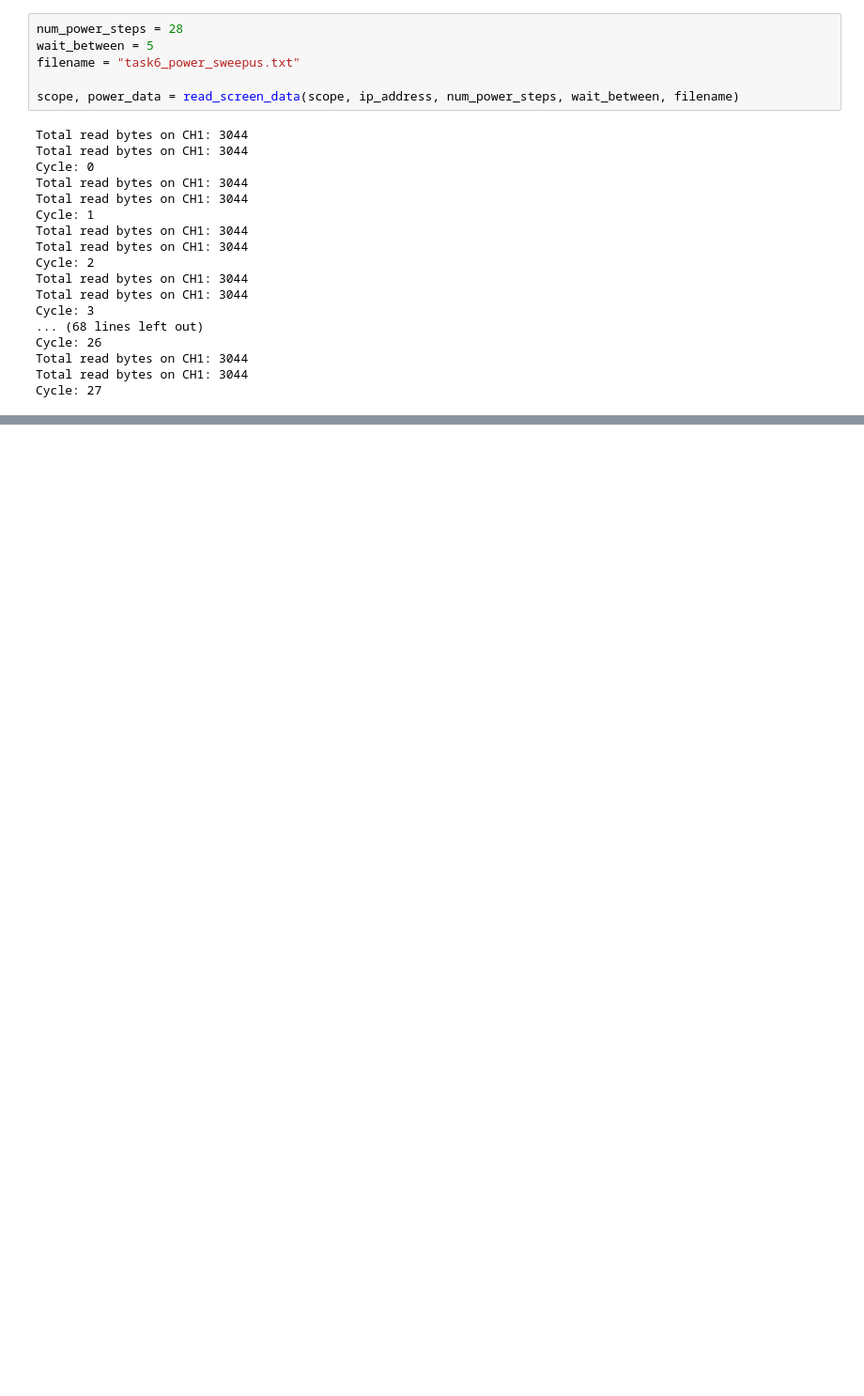
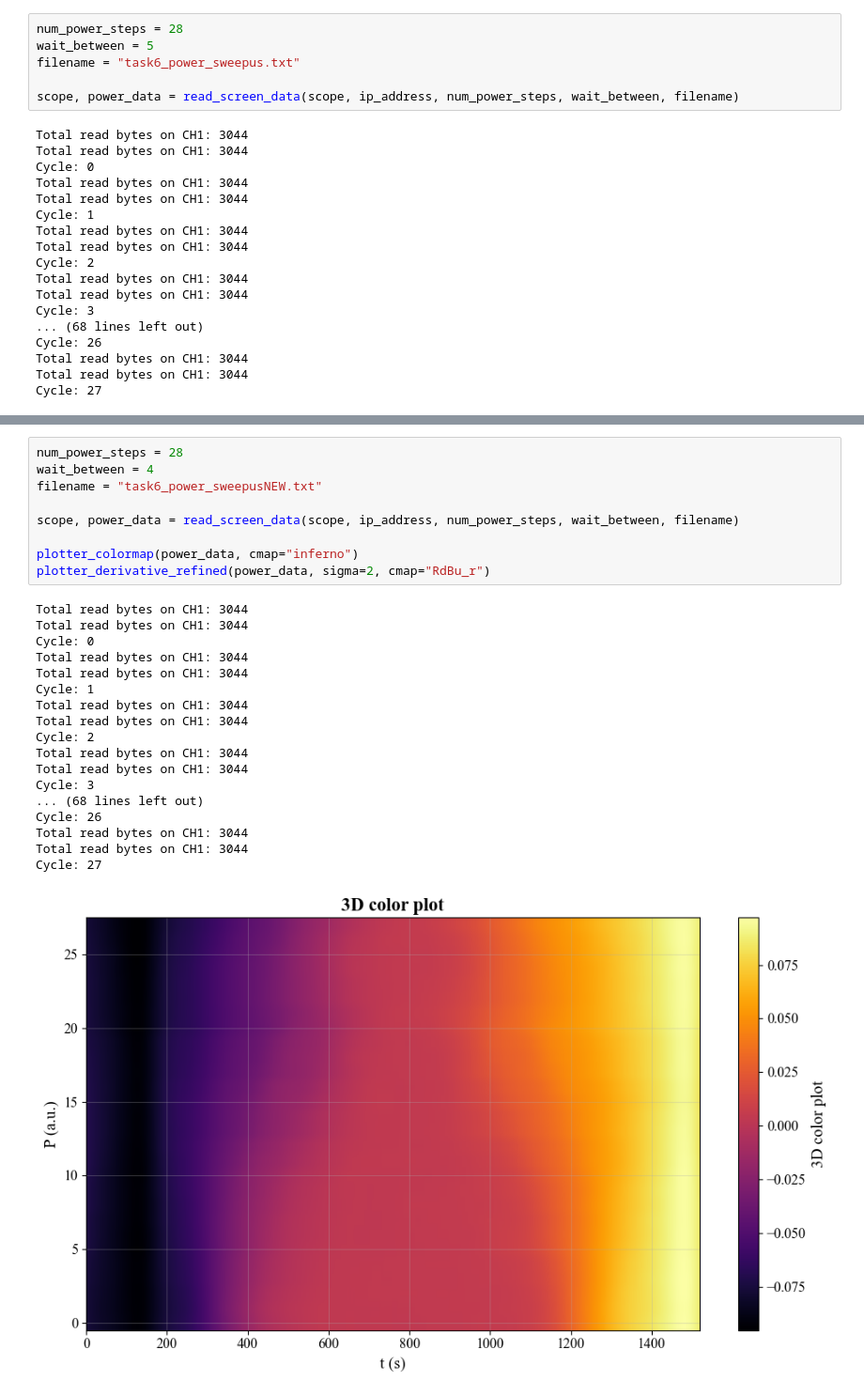
Before and after one commit to peti12352/physeng_lab_reports, a Jupyter notebook: courses/nano2/squid/code/SQUID_template.ipynb, the cells around one changed output, grey strips where cells are left out. Shown at 94% size. Cells and saved outputs as stored; diff of their text form; blank space fills up the shorter version.

```diff
--- a/courses/nano2/squid/code/SQUID_template.ipynb
+++ b/courses/nano2/squid/code/SQUID_template.ipynb
@@ -1222,3 +1223,31 @@ plotter_colormap(power_data, cmap="inferno")
 plotter_derivative_refined(power_data, sigma=2, cmap="RdBu_r")
 # %% [output]
 [figure]
+# %%
+num_power_steps = 28
+wait_between = 4
+filename = "task6_power_sweepusNEW.txt"
+
+scope, power_data = read_screen_data(scope, ip_address, num_power_steps, wait_between, filename)
+
+plotter_colormap(power_data, cmap="inferno")
+plotter_derivative_refined(power_data, sigma=2, cmap="RdBu_r")
+# %% [output]
+Total read bytes on CH1: 3044
+Total read bytes on CH1: 3044
+Cycle: 0
+Total read bytes on CH1: 3044
+Total read bytes on CH1: 3044
+Cycle: 1
+Total read bytes on CH1: 3044
+Total read bytes on CH1: 3044
+Cycle: 2
+Total read bytes on CH1: 3044
+Total read bytes on CH1: 3044
+Cycle: 3
+... (68 lines left out)
+Cycle: 26
+Total read bytes on CH1: 3044
+Total read bytes on CH1: 3044
+Cycle: 27
+[figure, added]
```
Also changed, not shown: parts of 2 cells of this notebook, 1 other file.
